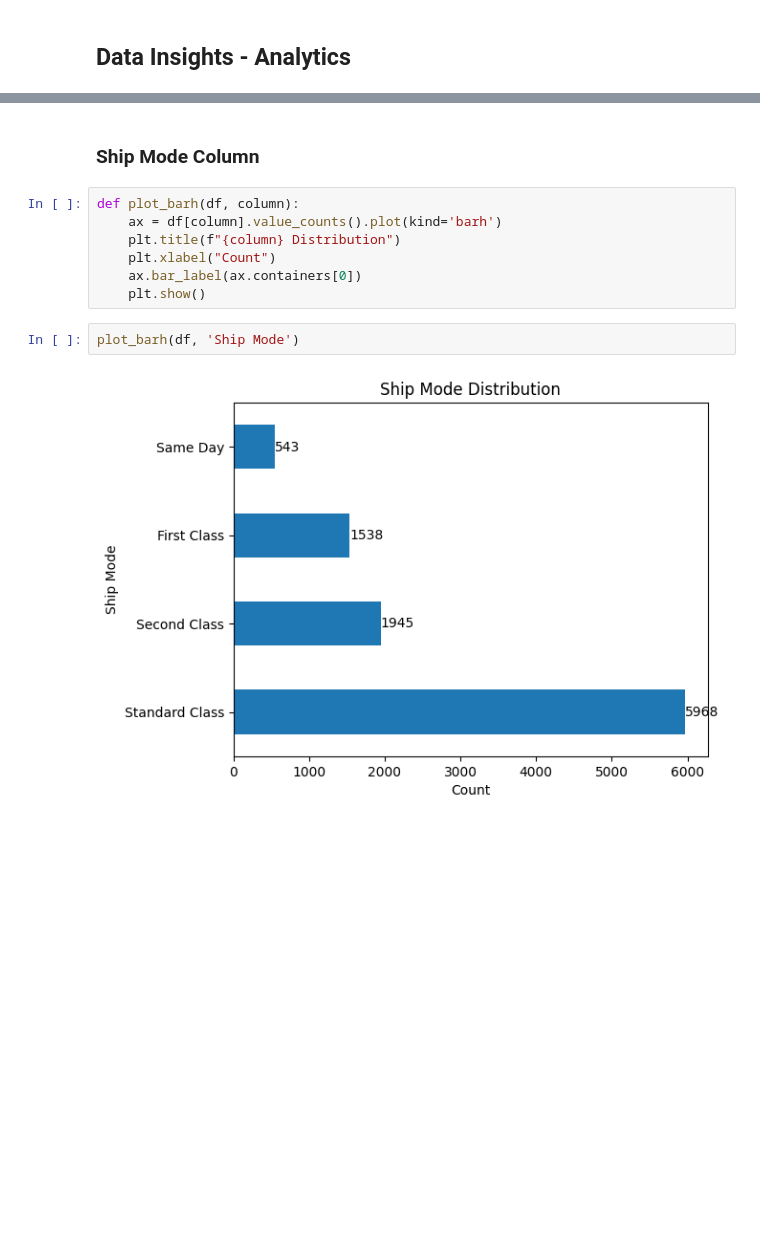
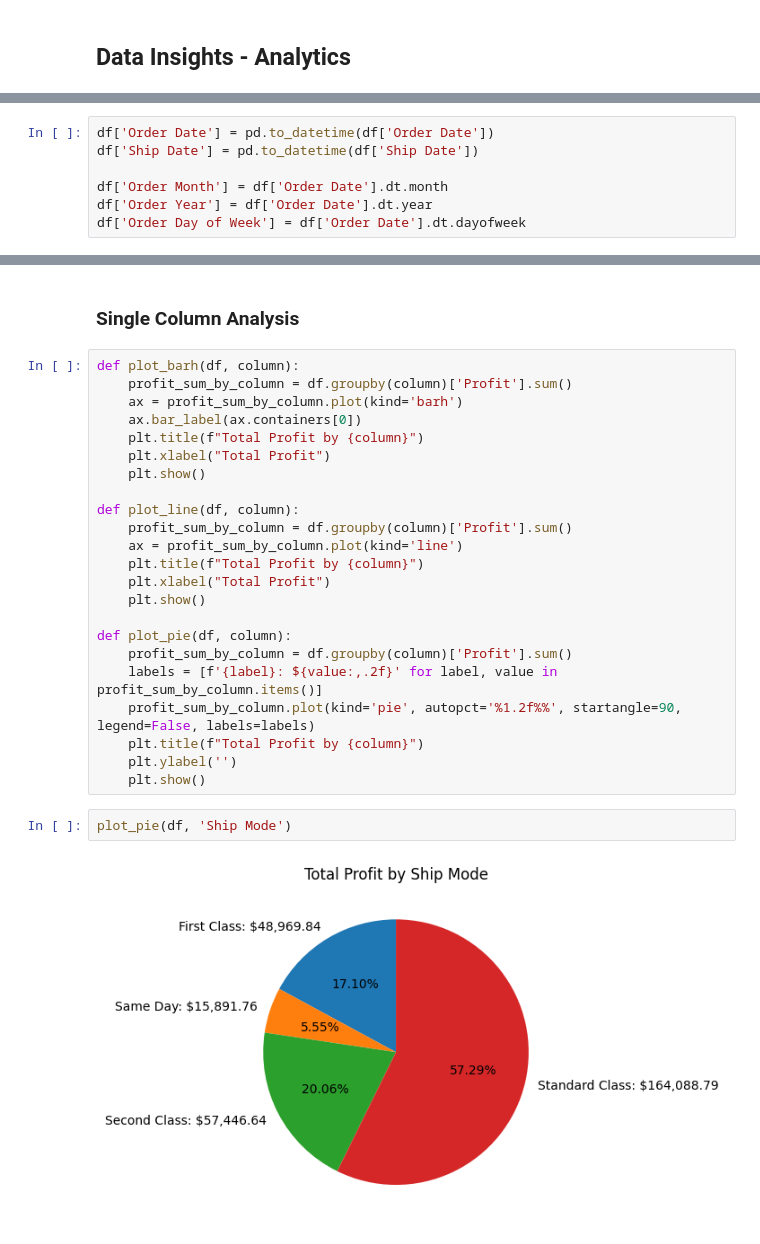
Before and after one commit to bkget/DS-with-AI-in-Python, a Jupyter notebook: Store Orders - Business Analysis/analysis.ipynb, the cells around one changed output, grey strips where cells are left out. Saved outputs shown, nothing was run; the diff lists cells and outputs as text; blank space fills up the shorter version.

```diff
--- a/Store Orders - Business Analysis/analysis.ipynb
+++ b/Store Orders - Business Analysis/analysis.ipynb
@@ -94,3 +98,10 @@ df.describe(include='object')
 | unique | 5009 | 4 | 793 | 793 | 3 | 1 | 531 | 49 | 4 | ... |
 | top | CA-2017-100111 | Standard Class | WB-21850 | William Brown | Consumer | United States | New York City | California | West | ... |
 | freq | 14 | 5968 | 37 | 37 | 5191 | 9994 | 915 | 2001 | 3203 | ... |
+# %%
+df['Order Date'] = pd.to_datetime(df['Order Date'])
+df['Ship Date'] = pd.to_datetime(df['Ship Date'])
+
+df['Order Month'] = df['Order Date'].dt.month
+df['Order Year'] = df['Order Date'].dt.year
+df['Order Day of Week'] = df['Order Date'].dt.dayofweek
@@ -97,13 +139,29 @@ df.describe(include='object')
 # %% [markdown]
-### Ship Mode Column
+### Single Column Analysis
-# %%
-def plot_barh(df, column):
-    ax = df[column].value_counts().plot(kind='barh')
-    plt.title(f"{column} Distribution")
-    plt.xlabel("Count")
-    ax.bar_label(ax.containers[0])
-    plt.show()
+# %%
+def plot_barh(df, column):
+    profit_sum_by_column = df.groupby(column)['Profit'].sum()
+    ax = profit_sum_by_column.plot(kind='barh')
+    ax.bar_label(ax.containers[0])
+    plt.title(f"Total Profit by {column}")
+    plt.xlabel("Total Profit")
+    plt.show()
+
+def plot_line(df, column):
+    profit_sum_by_column = df.groupby(column)['Profit'].sum()
+    ax = profit_sum_by_column.plot(kind='line')
+    plt.title(f"Total Profit by {column}")
+    plt.xlabel("Total Profit")
+    plt.show()
+
+def plot_pie(df, column):
+    profit_sum_by_column = df.groupby(column)['Profit'].sum()
+    labels = [f'{label}: ${value:,.2f}' for label, value in profit_sum_by_column.items()]
+    profit_sum_by_column.plot(kind='pie', autopct='%1.2f%%', startangle=90, legend=False, labels=labels)
+    plt.title(f"Total Profit by {column}")
+    plt.ylabel('')
+    plt.show()
 # %%
-plot_barh(df, 'Ship Mode')
+plot_pie(df, 'Ship Mode')
 # %% [output]
-[figure, old version]
+[figure, new version]
```
Also changed, not shown: parts of 23 cells of this notebook, 2 other files.
